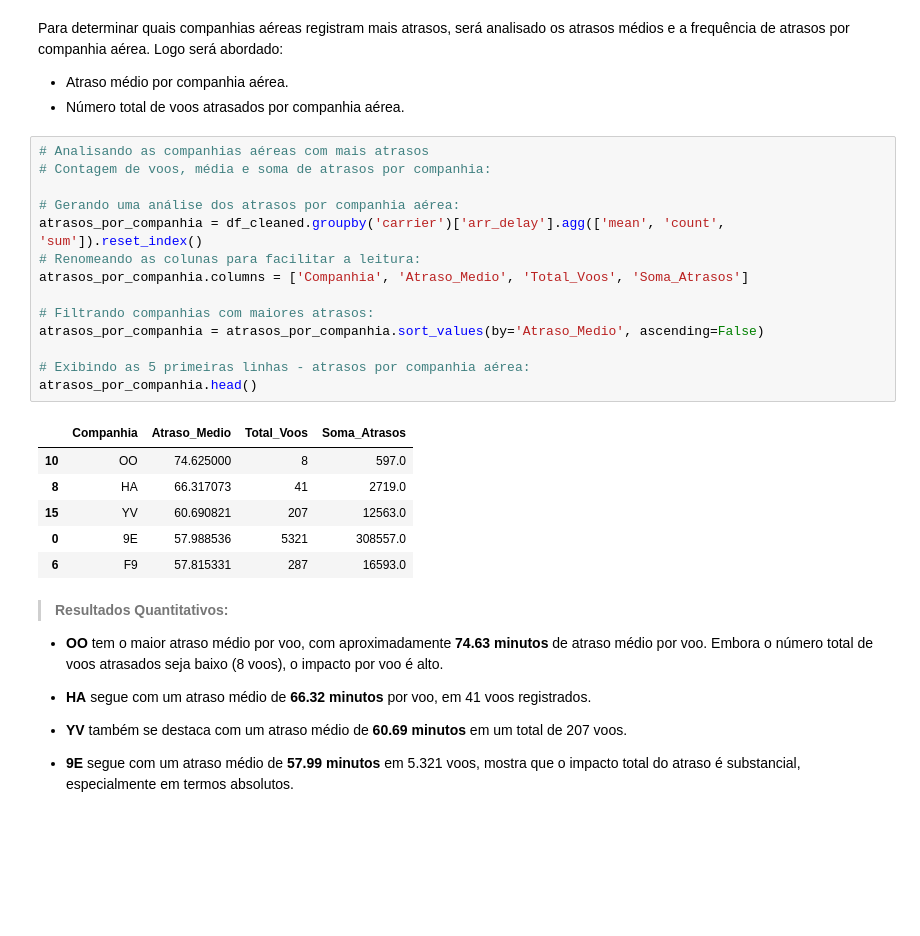
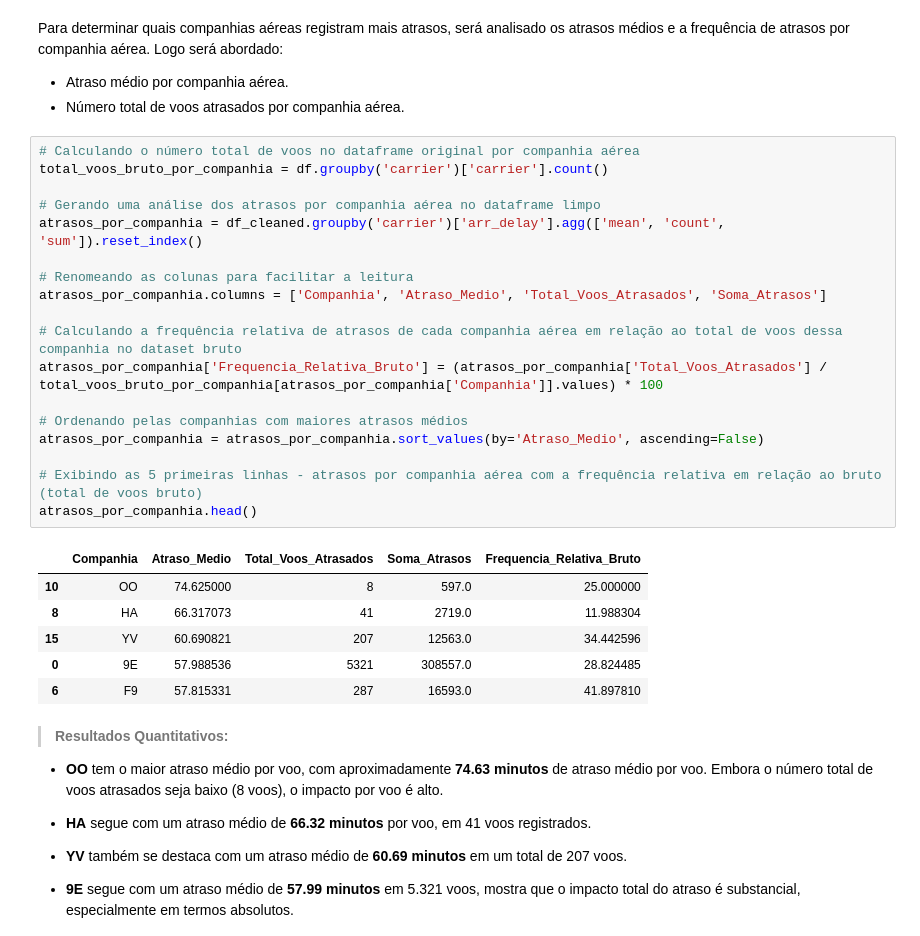
Before and after one commit to luigi-lago/Analise-Exploratoria-Atrasos, a Jupyter notebook: Notebooks/analise_exploratoria.ipynb, the cells around one changed output. Saved outputs shown, nothing was run; the diff lists cells and outputs as text; blank space fills up the shorter version.

Commit message:
Frequencias relativas adicionadas

```diff
--- a/Notebooks/analise_exploratoria.ipynb
+++ b/Notebooks/analise_exploratoria.ipynb
@@ -62,26 +62,30 @@ Para determinar quais companhias aéreas registram mais atrasos, será analisado
 - Atraso médio por companhia aérea.
 - Número total de voos atrasados por companhia aérea.
 # %%
-# Analisando as companhias aéreas com mais atrasos
-# Contagem de voos, média e soma de atrasos por companhia:
+# Calculando o número total de voos no dataframe original por companhia aérea
+total_voos_bruto_por_companhia = df.groupby('carrier')['carrier'].count()
 
-# Gerando uma análise dos atrasos por companhia aérea:
+# Gerando uma análise dos atrasos por companhia aérea no dataframe limpo
 atrasos_por_companhia = df_cleaned.groupby('carrier')['arr_delay'].agg(['mean', 'count', 'sum']).reset_index()
-# Renomeando as colunas para facilitar a leitura:
-atrasos_por_companhia.columns = ['Companhia', 'Atraso_Medio', 'Total_Voos', 'Soma_Atrasos']
 
-# Filtrando companhias com maiores atrasos:
+# Renomeando as colunas para facilitar a leitura
+atrasos_por_companhia.columns = ['Companhia', 'Atraso_Medio', 'Total_Voos_Atrasados', 'Soma_Atrasos']
+
+# Calculando a frequência relativa de atrasos de cada companhia aérea em relação ao total de voos dessa companhia no dataset bruto
+atrasos_por_companhia['Frequencia_Relativa_Bruto'] = (atrasos_por_companhia['Total_Voos_Atrasados'] / total_voos_bruto_por_companhia[atrasos_por_companhia['Companhia']].values) * 100
+
+# Ordenando pelas companhias com maiores atrasos médios
 atrasos_por_companhia = atrasos_por_companhia.sort_values(by='Atraso_Medio', ascending=False)
 
-# Exibindo as 5 primeiras linhas - atrasos por companhia aérea:
+# Exibindo as 5 primeiras linhas - atrasos por companhia aérea com a frequência relativa em relação ao bruto (total de voos bruto)
 atrasos_por_companhia.head()
 # %% [output]
-|  | Companhia | Atraso_Medio | Total_Voos | Soma_Atrasos |
-| 10 | OO | 74.625000 | 8 | 597.0 |
-| 8 | HA | 66.317073 | 41 | 2719.0 |
-| 15 | YV | 60.690821 | 207 | 12563.0 |
-| 0 | 9E | 57.988536 | 5321 | 308557.0 |
-| 6 | F9 | 57.815331 | 287 | 16593.0 |
+|  | Companhia | Atraso_Medio | Total_Voos_Atrasados | Soma_Atrasos | Frequencia_Relativa_Bruto |
+| 10 | OO | 74.625000 | 8 | 597.0 | 25.000000 |
+| 8 | HA | 66.317073 | 41 | 2719.0 | 11.988304 |
+| 15 | YV | 60.690821 | 207 | 12563.0 | 34.442596 |
+| 0 | 9E | 57.988536 | 5321 | 308557.0 | 28.824485 |
+| 6 | F9 | 57.815331 | 287 | 16593.0 | 41.897810 |
 # %% [markdown]
 > **Resultados Quantitativos:**
 
```
Also changed, not shown: parts of 2 cells of this notebook.
